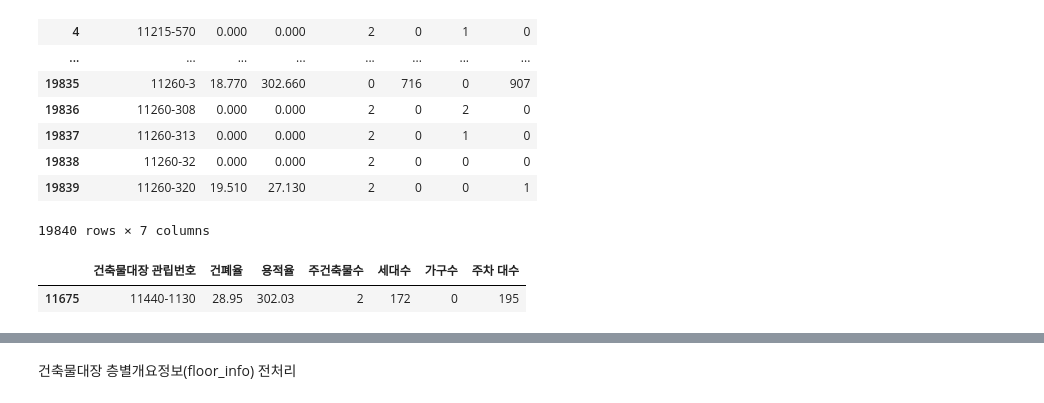
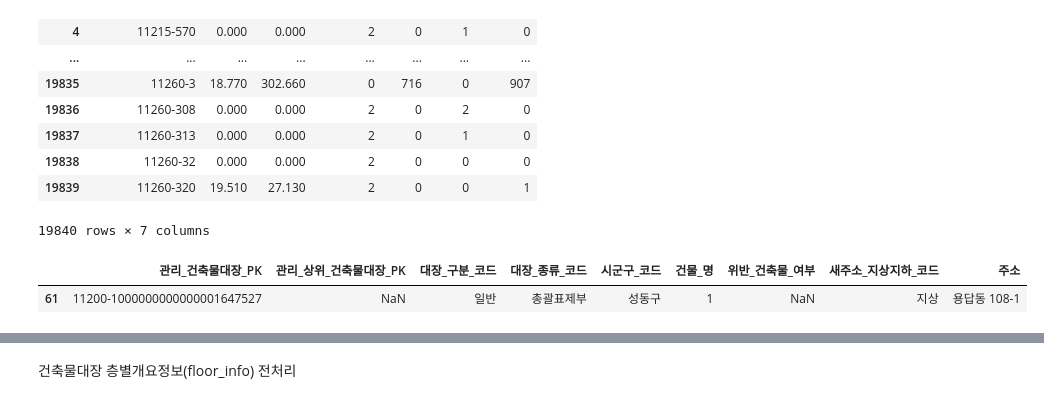
Before and after one commit to Capstone-4/BuildingPre, a Jupyter notebook: building.ipynb, the cells around one changed output, grey strips where cells are left out. Drawn from its saved outputs; the diff is of its cells as text; code cells hidden in the pictures.

```diff
--- a/building.ipynb
+++ b/building.ipynb
@@ -42,7 +60,7 @@ register.head()
 5 rows × 24 columns
 # %%
 # 누가 봐도 "와.. 저건 진짜 필요 없을듯" 하는 column 제거
-pre_register = register.drop(["대지_구분_코드", "특수지_명", "블록", "로트", "대장_일련번호", "총괄표제부_일련번호", "표제부_일련번호", "전유부_일련번호", "새주소_법정동_코드", "작업_일자"], axis = 1)
+pre_register = register.drop(["대지_구분_코드", "특수지_명", "블록", "로트", "대장_일련번호", "총괄표제부_일련번호", "표제부_일련번호", "전유부_일련번호", "새주소_법정동_코드", "변동_일자"], axis = 1)
 pre_register.head()
 # %% [output]
 |  | 관리_건축물대장_PK | 관리_상위_건축물대장_PK | 대장_구분_코드 | 대장_종류_코드 | 시군구_코드 | 법정동_코드 | 번 | 지 | 건물_명 | ... |
@@ -54,4 +71,0 @@ pre_register.head()
-# %%
-# 위반 건축물 해당하는 row제거 및 위반 건축물 여부 column 제거
-pre_register = pre_register[pre_register.notna()].drop("위반_건축물_여부", axis = 1)
-pre_register.head()
@@ -278,10 +291,10 @@ pre_chonggual_pyojebu
 # %%
 # ??? 건축물 대장이랑 관리번호가 안맞는데,,, 싯팔 -> 있는게 있고 없는게 있네
 # 건축물 대장 조회
-pre_chonggual_pyojebu[pre_chonggual_pyojebu["건축물대장 관립번호"] == "11440-1130"]
+pre_register[pre_register["관리_건축물대장_PK"] == "11200-1000000000000001647527"]
 # %% [output]
-|  | 건축물대장 관립번호 | 건폐율 | 용적율 | 주건축물수 | 세대수 | 가구수 | 주차 대수 |
-| 11675 | 11440-1130 | 28.95 | 302.03 | 2 | 172 | 0 | 195 |
+|  | 관리_건축물대장_PK | 관리_상위_건축물대장_PK | 대장_구분_코드 | 대장_종류_코드 | 시군구_코드 | 건물_명 | 위반_건축물_여부 | 새주소_지상지하_코드 | 주소 |
+| 61 | 11200-1000000000000001647527 | NaN | 일반 | 총괄표제부 | 성동구 | 1 | NaN | 지상 | 용답동 108-1 |
 # %%
 pre_register[pre_register["대장_종류_코드"] == "총괄표제부"]
 # %% [output]
```
Also changed, not shown: parts of 41 cells of this notebook, 11 other files.
